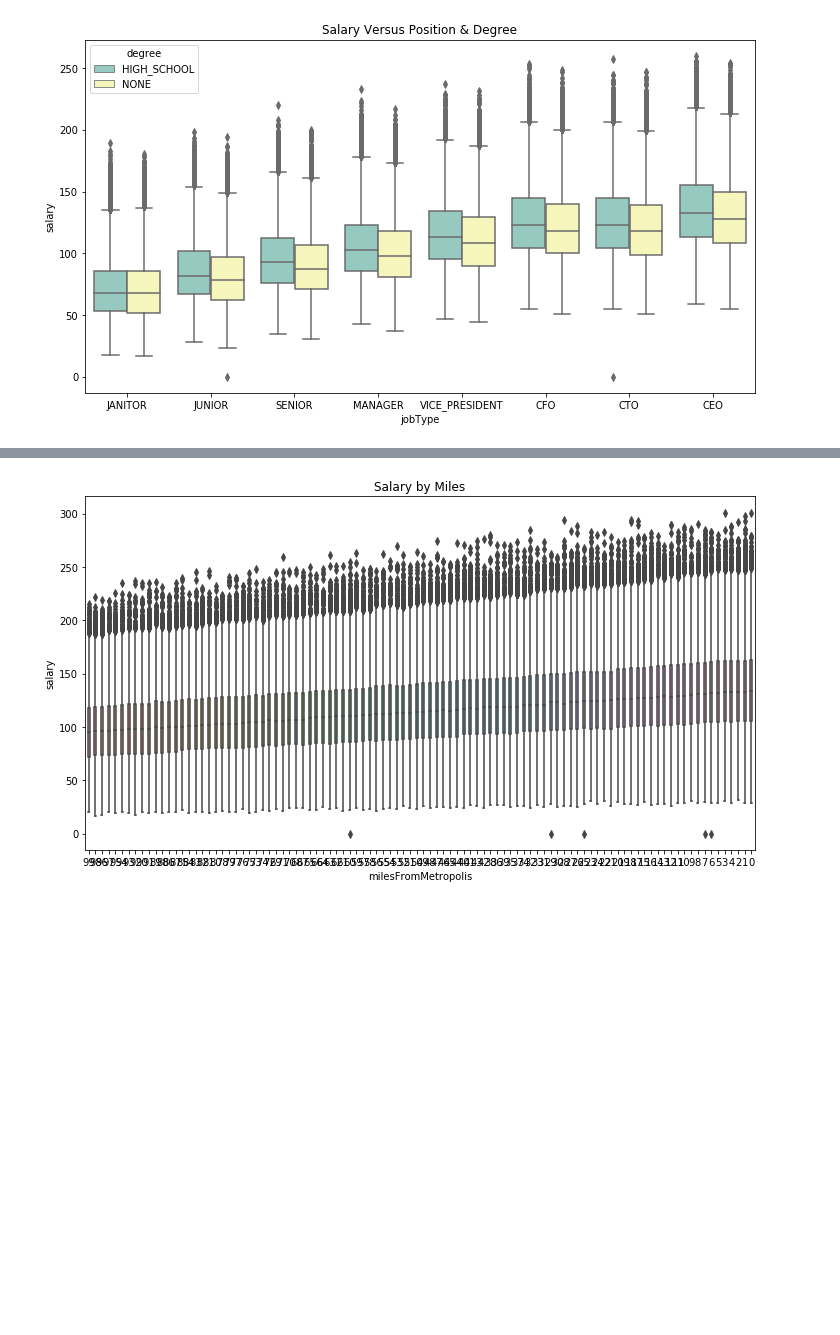
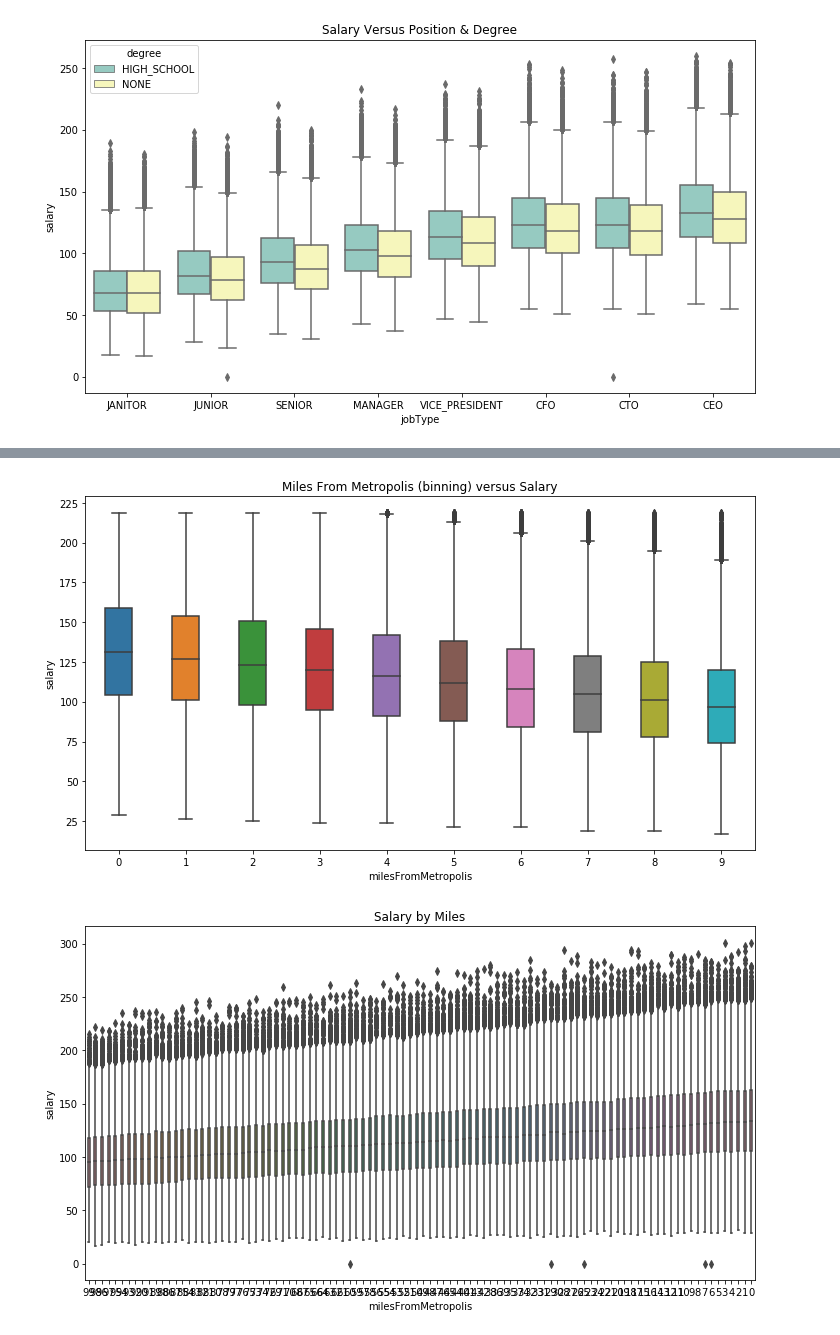
Before and after one commit to kirahman2/salarypredictionportfolio, a Jupyter notebook: Salary Prediction Notebook.ipynb, the cells around one changed output, grey strips where cells are left out. Drawn from its saved outputs; the diff is of its cells as text; code cells hidden in the pictures; blank space fills up the shorter version.

Commit message:
Adding binning to EDA.

```diff
--- a/Salary Prediction Notebook.ipynb
+++ b/Salary Prediction Notebook.ipynb
@@ -422,3 +449,13 @@ bp.create_dual_boxplot(col1='degree', val1='HIGH_SCHOOL',
+# %%
+# Salary decreases on average as distance increases.
+# NEXT, double check this and clean up
+df_temp = data.train_df['milesFromMetropolis']
+df_temp = pd.cut(df_temp, bins=10, labels=False)
+plt.subplots(figsize=(12,6.5))
+plt.title('Miles From Metropolis (binning) versus Salary')
+sns.boxplot(x=df_temp, y=data.train_df.salary, width=.4);
+# %% [output]
+[figure, added]
 # %%
 # The closer you live to the metropolitan city, the more you earn on average.
 bp.create_boxplot(val='milesFromMetropolis', title='Salary by Miles')
```
Also changed, not shown: parts of 5 cells of this notebook.
